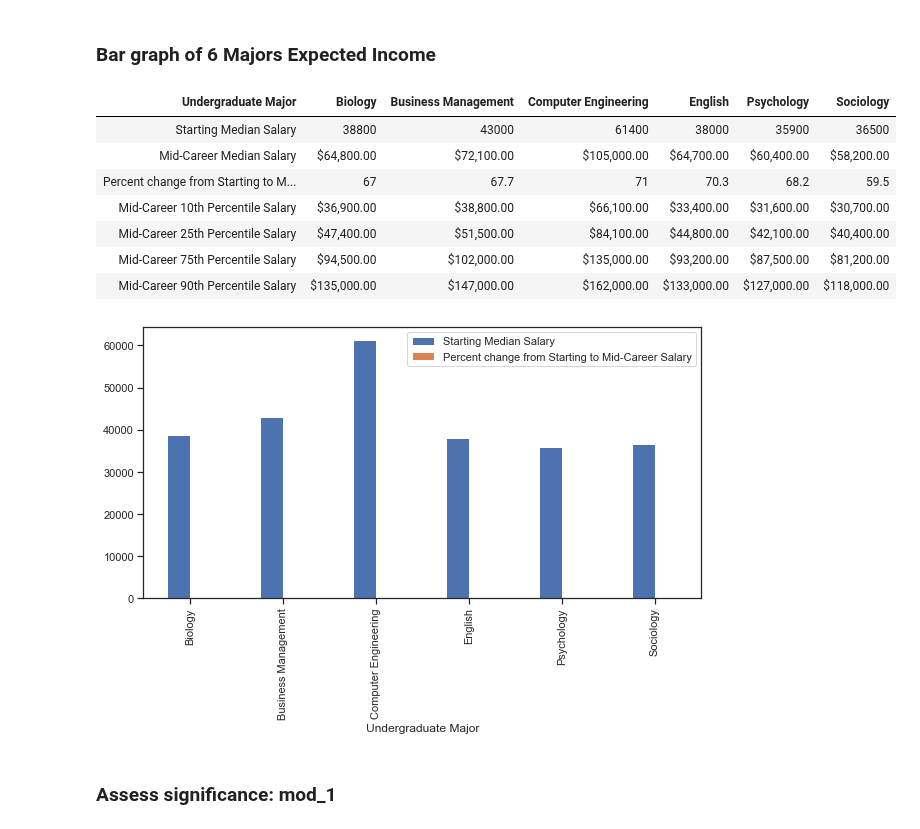
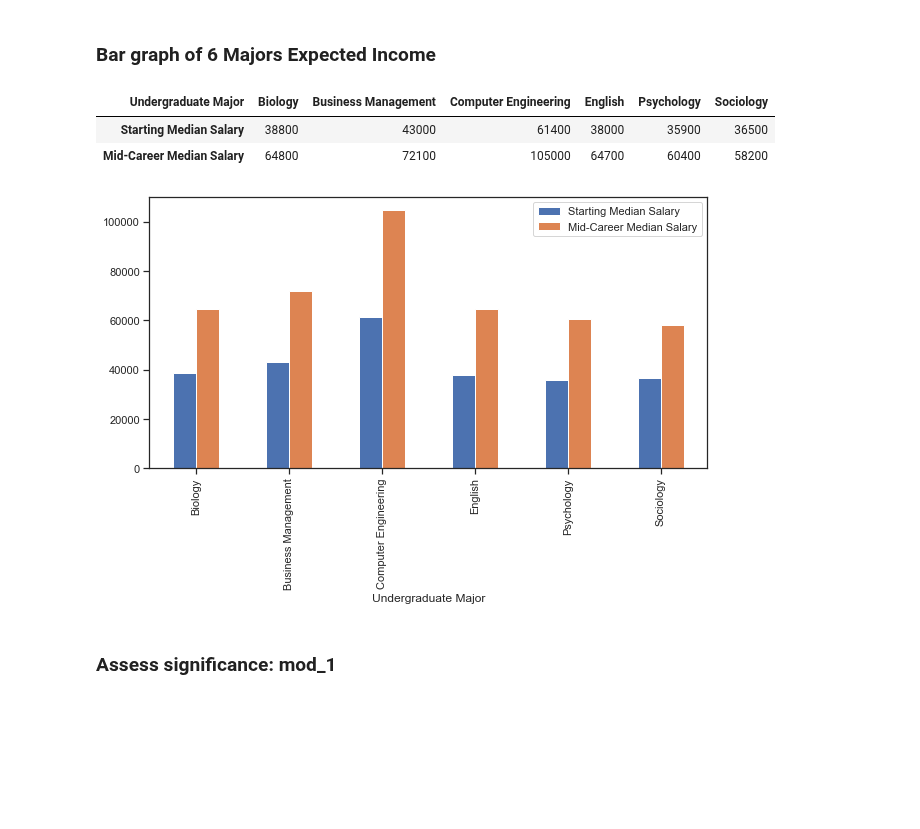
Before and after one commit to COGS108/group027, a Jupyter notebook: FinalProject.ipynb, the cells around one changed output. Drawn from its saved outputs; the diff is of its cells as text; code cells hidden in the pictures; blank space fills up the shorter version.

```diff
--- a/FinalProject.ipynb
+++ b/FinalProject.ipynb
@@ -461,32 +456,31 @@ sns.pairplot(df_corr)
 # %%
 # import dataset for expected income
 df_income = pd.read_csv('degrees-that-pay-back.csv')
 df_income.dropna()
-df_incomes = df_income[['Undergraduate Major','Starting Median Salary']]
+df_income = df_income.iloc[:,0:3]
 
 #Convert String to float of the Starting Median Salary
 df_income['Starting Median Salary'] = df_income['Starting Median Salary'].str.replace('$','')
 df_income['Starting Median Salary'] = df_income['Starting Median Salary'].str.replace(',','')
 df_income['Starting Median Salary'] = df_income['Starting Median Salary'].astype(float)
+
+df_income['Mid-Career Median Salary'] = df_income['Mid-Career Median Salary'].str.replace('$','')
+df_income['Mid-Career Median Salary'] = df_income['Mid-Career Median Salary'].str.replace(',','')
+df_income['Mid-Career Median Salary'] = df_income['Mid-Career Median Salary'].astype(float)
 
 df_income = df_income.T
 
 df_income.columns = df_income.iloc[0]
 df_income = df_income.drop(df_income.index[0])
 df_income = df_income[['Biology', 'Business Management', 'Computer Engineering', 'English', 'Psychology', 'Sociology']]
 
 df_income.T.plot(kind='bar', figsize=(10,5))
 df_income
 # %% [output]
 | Undergraduate Major | Biology | Business Management | Computer Engineering | English | Psychology | Sociology |
 | Starting Median Salary | 38800 | 43000 | 61400 | 38000 | 35900 | 36500 |
-| Mid-Career Median Salary | $64,800.00 | $72,100.00 | $105,000.00 | $64,700.00 | $60,400.00 | $58,200.00 |
-| Percent change from Starting to M... | 67 | 67.7 | 71 | 70.3 | 68.2 | 59.5 |
-| Mid-Career 10th Percentile Salary | $36,900.00 | $38,800.00 | $66,100.00 | $33,400.00 | $31,600.00 | $30,700.00 |
-| Mid-Career 25th Percentile Salary | $47,400.00 | $51,500.00 | $84,100.00 | $44,800.00 | $42,100.00 | $40,400.00 |
-| Mid-Career 75th Percentile Salary | $94,500.00 | $102,000.00 | $135,000.00 | $93,200.00 | $87,500.00 | $81,200.00 |
-| Mid-Career 90th Percentile Salary | $135,000.00 | $147,000.00 | $162,000.00 | $133,000.00 | $127,000.00 | $118,000.00 |
+| Mid-Career Median Salary | 64800 | 72100 | 105000 | 64700 | 60400 | 58200 |
-[figure, old version]
+[figure, new version]
 # %% [markdown]
 ### Assess significance: mod_1
 # %% [markdown]
```
Also changed, not shown: parts of 6 cells of this notebook.
